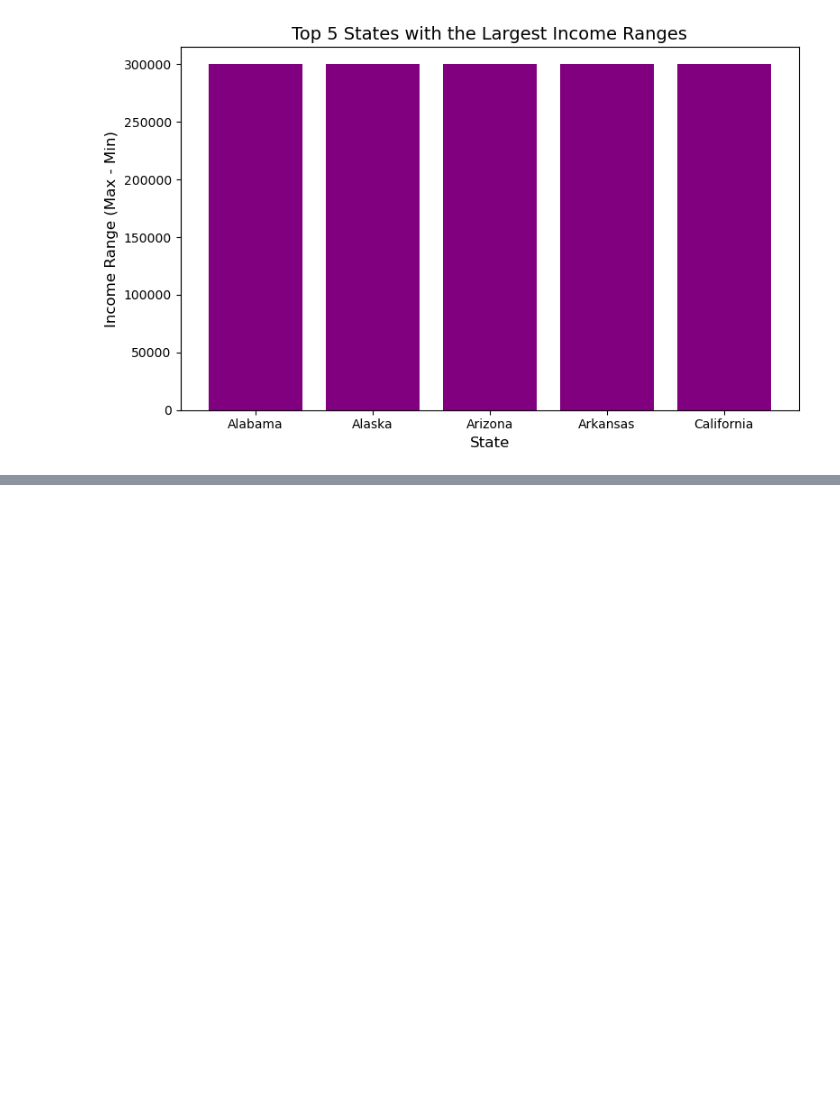
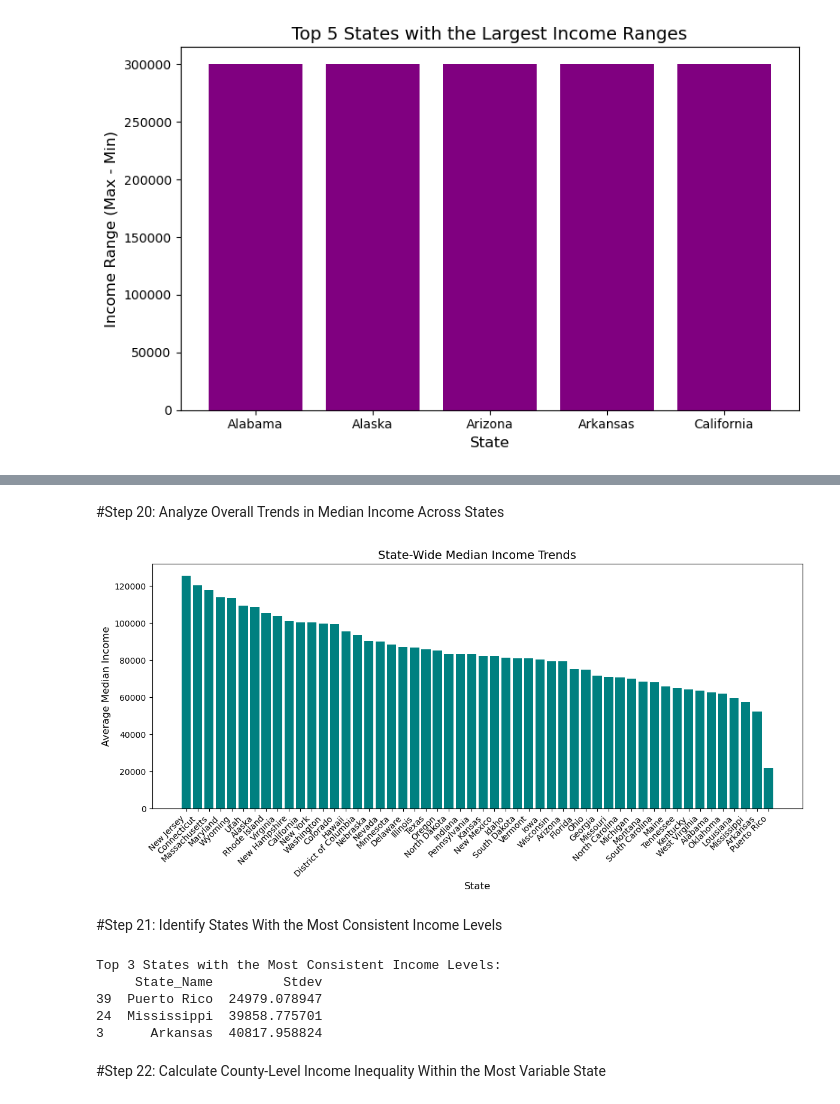
Before and after one commit to mrg05/Project-3-Computing-in-Context, a Jupyter notebook: mrg2265_Project3.ipynb, the cells around one changed output, grey strips where cells are left out. Drawn from its saved outputs; the diff is of its cells as text; code cells hidden in the pictures; blank space fills up the shorter version.

```diff
--- a/mrg2265_Project3.ipynb
+++ b/mrg2265_Project3.ipynb
@@ -332,0 +376,33 @@ plt.show()
+# %% [markdown]
+#Step 20: Analyze Overall Trends in Median Income Across States
+# %%
+state_median_income = state_summary.sort_values('Avg_Median_Income', ascending=False)
+
+# Visualize median income trends
+plt.figure(figsize=(12, 6))
+plt.bar(state_median_income['State_Name'], state_median_income['Avg_Median_Income'], color='teal')
+
+# Add titles and labels
+plt.title('State-Wide Median Income Trends', fontsize=14)
+plt.xlabel('State', fontsize=12)
+plt.ylabel('Average Median Income', fontsize=12)
+plt.xticks(rotation=45, ha='right')  # Rotate state names for better readability
+plt.tight_layout()
+plt.show()
+# %% [output]
+[figure, added]
+# %% [markdown]
+#Step 21: Identify States With the Most Consistent Income Levels
+# %%
+consistent_states = state_inequality.nsmallest(3, 'Stdev')
+
+print("Top 3 States with the Most Consistent Income Levels:")
+print(consistent_states)
+# %% [output]
+Top 3 States with the Most Consistent Income Levels:
+     State_Name         Stdev
+39  Puerto Rico  24979.078947
+24  Mississippi  39858.775701
+3      Arkansas  40817.958824
+# %% [markdown]
+#Step 22: Calculate County-Level Income Inequality Within the Most Variable State
```
Also changed, not shown: parts of 12 cells of this notebook, 2 other files.
